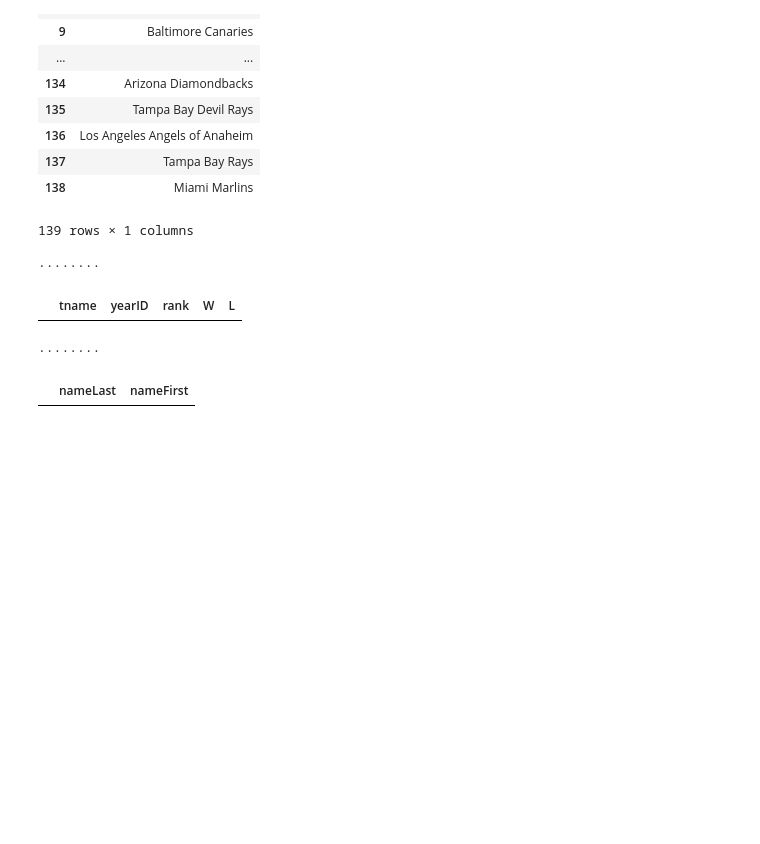
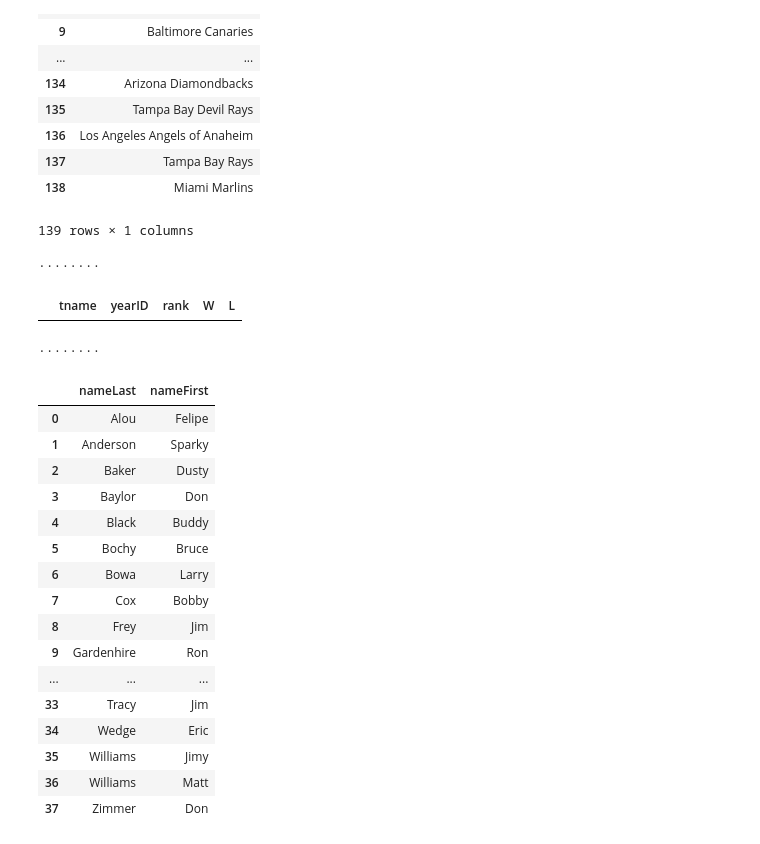
Before and after one commit to augustja/GB-opdracht3, a Jupyter notebook: src/Project_K.ipynb, the cells around one changed output. Cells and saved outputs as stored; diff of their text form; code cells hidden in the pictures; blank space fills up the shorter version.

```diff
--- a/src/Project_K.ipynb
+++ b/src/Project_K.ipynb
@@ -357,15 +357,17 @@ df
 def query_07(connection, column_names):
     # Bouw je query
     query="""
-    SELECT MS.nameLast, MS.nameFirst
+    SELECT DISTINCT MS.nameLast, MS.nameFirst
     FROM  Managers as MG, Master as MS, Awardsmanagers as AM
 
     WHERE MG.playerID = MS.playerID AND MS.playerID = AM.playerID
-    AND   AM.awardID LIKE 'BBWAA Manager of the Year'
-    AND   AM.awardID LIKE 'TSN Manager of the Year'
+    GROUP BY AM.playerID
+    HAVING COUNT(DISTINCT AM.awardID)=2
 
     ORDER by MS.nameLast;
     """
+    #    AND   AM.awardID LIKE '%SN%'
+    # AND   AM.awardID LIKE '%BW%'
 
     # Stap 2 & 3
     res = run_query(connection, query)         # Query uitvoeren
@@ -384,14 +386,30 @@ c = verbind_met_GB(username, hostname, db)
 # %%
 # De voorbeeldquery heeft dezelfde kolomnamen als query 1, dus we gebruiken die
 kolommen = col_names['query_07']
 
 # Functie uitvoeren, geeft resultaat van de query in een DataFrame
 df = query_07(c, col_names['query_07'])
 
 # We inspecteren de eerste paar resultaten (voor alles te zien: laat .head() weg)
-df.head()
+df
 # %% [output]
 |  | nameLast | nameFirst |
+| 0 | Alou | Felipe |
+| 1 | Anderson | Sparky |
+| 2 | Baker | Dusty |
+| 3 | Baylor | Don |
+| 4 | Black | Buddy |
+| 5 | Bochy | Bruce |
+| 6 | Bowa | Larry |
+| 7 | Cox | Bobby |
+| 8 | Frey | Jim |
+| 9 | Gardenhire | Ron |
+| ... | ... | ... |
+| 33 | Tracy | Jim |
+| 34 | Wedge | Eric |
+| 35 | Williams | Jimy |
+| 36 | Williams | Matt |
+| 37 | Zimmer | Don |
 # %%
 def query_08(connection, column_names, jaar=1990, lengte=75):
     # Bouw je query
```
